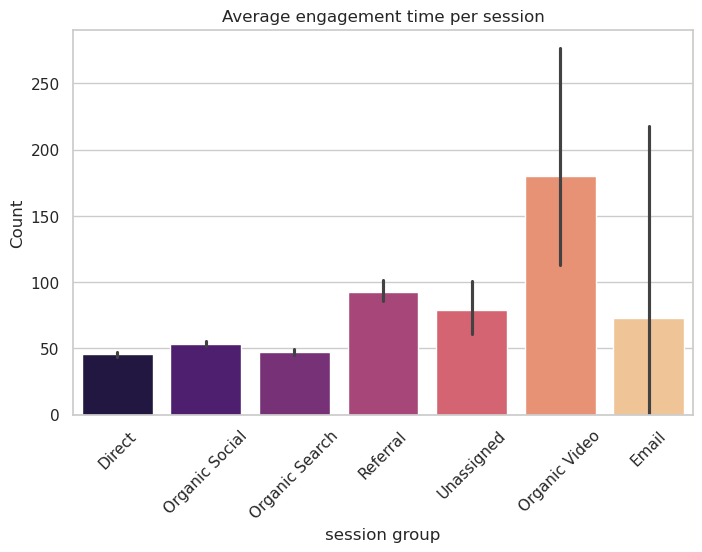
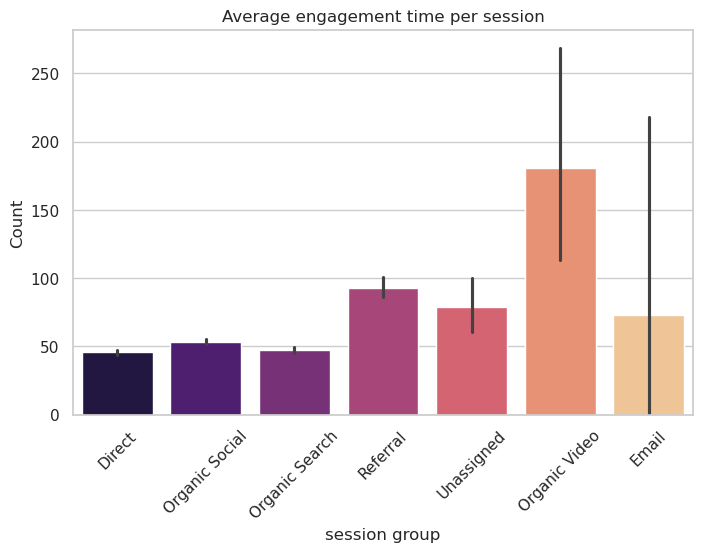
The notebook cell's code change between the first figure and the second:
--- before
+++ after
@@ -4,3 +4,4 @@
 plt.xticks(rotation=45)
 plt.ylabel("Count")
+plt.savefig("third.jpeg",facecolor="auto",pad_inches=0.1,bbox_inches="tight")
 plt.show()

Commit: Add files via upload